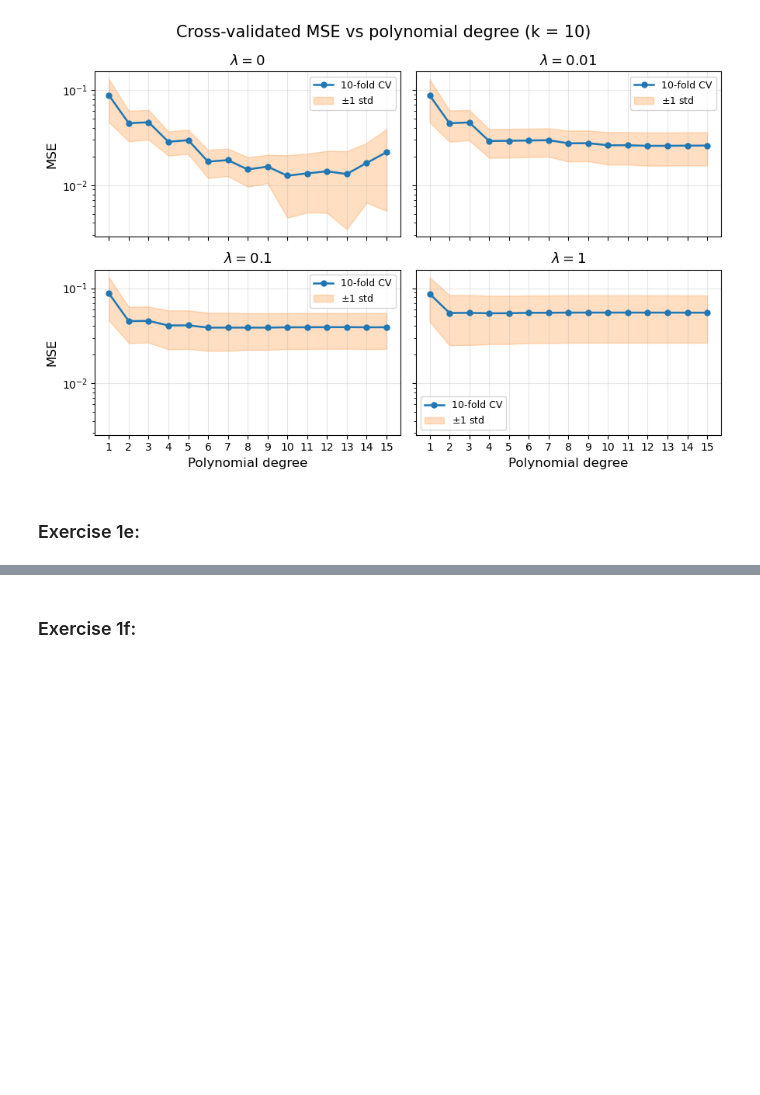
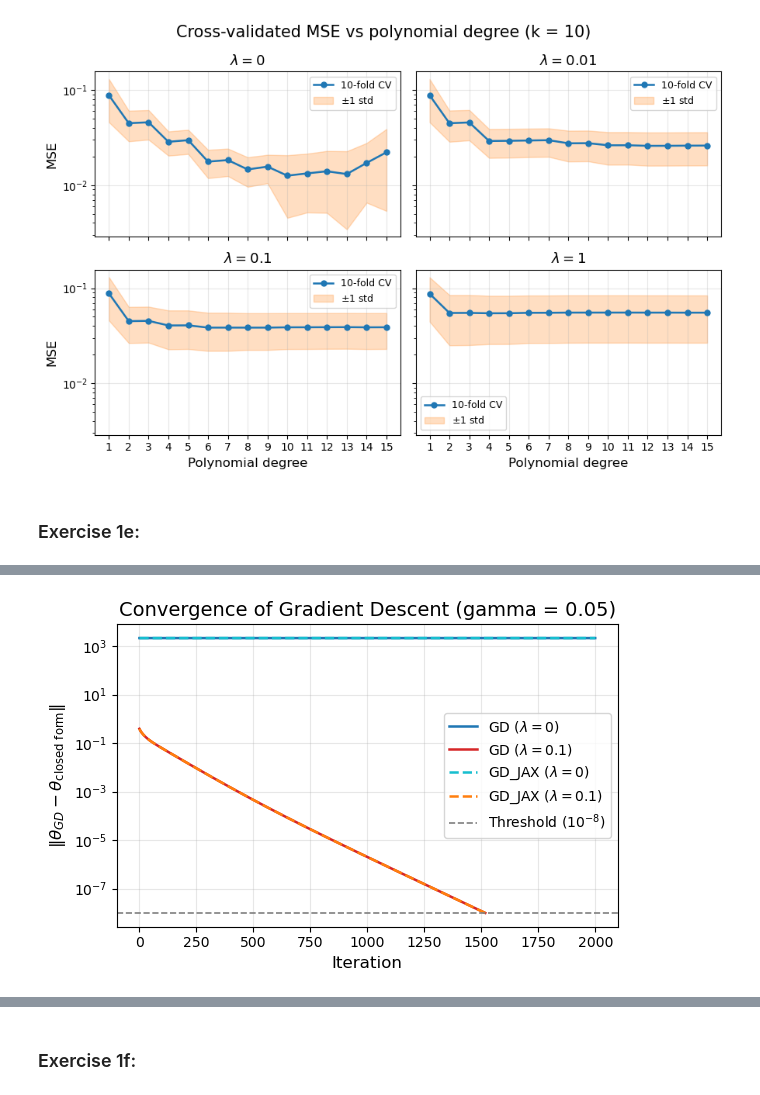
Before and after one commit to AbdulTorkerull/FYS-STK4155-Project-1, a Jupyter notebook: FYS-STK4155_Project.ipynb, the cells around one changed output, grey strips where cells are left out. Cells and saved outputs as stored; diff of their text form; code cells hidden in the pictures; blank space fills up the shorter version.

```diff
--- a/FYS-STK4155_Project.ipynb
+++ b/FYS-STK4155_Project.ipynb
@@ -666,0 +762,23 @@ AttributeError: 'NoneType' object has no attribute 'shape'
+# %%
+def distance_to_ref(hist, theta_ref):
+    return np.linalg.norm(hist - np.asarray(theta_ref).reshape(-1, 1), axis=0)
+
+def excercise_1e_plot(hist, hist_ridge, hist_jax, hist_jax_ridge, theta_OLS):
+    plt.figure(figsize=(6, 4))
+    plt.plot(distance_to_ref(hist, theta_OLS), linewidth=1.8, color="tab:blue", label=r"GD ($\lambda = 0$)")
+    plt.plot(distance_to_ref(hist_ridge, theta_ridge), linewidth=1.8, color="tab:red", label=rf"GD ($\lambda = {lam}$)")
+    plt.plot(distance_to_ref(hist_jax, theta_OLS), linewidth=1.8, linestyle="--", color="tab:cyan", label=r"GD_JAX ($\lambda = 0$)")
+    plt.plot(distance_to_ref(hist_jax_ridge, theta_ridge), linewidth=1.8, linestyle="--", color="tab:orange", label=rf"GD_JAX ($\lambda = {lam}$)")
+    plt.axhline(1e-8, color="gray", linestyle="--", linewidth=1.2, label=r"Threshold ($10^{-8}$)")
+    plt.xlabel("Iteration", fontsize=12)
+    plt.ylabel(r"$\|\theta_{GD} - \theta_{\mathrm{closed\ form}}\|$", fontsize=12)
+    plt.title(f"Convergence of Gradient Descent (gamma = {gamma})", fontsize=14)
+    plt.yscale("log")
+    plt.grid(True, alpha=0.3)
+    plt.legend(fontsize=10)
+    plt.tight_layout()
+    plt.show()
+
+excercise_1e_plot(hist, hist_ridge, hist_jax, hist_jax_ridge, theta_OLS)
+# %% [output]
+[figure, added]
```
Also changed, not shown: parts of 14 cells of this notebook, 1 other file.
